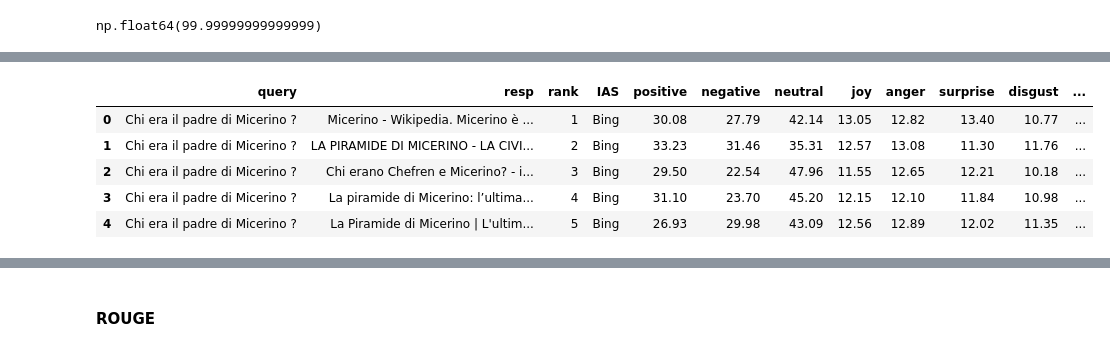
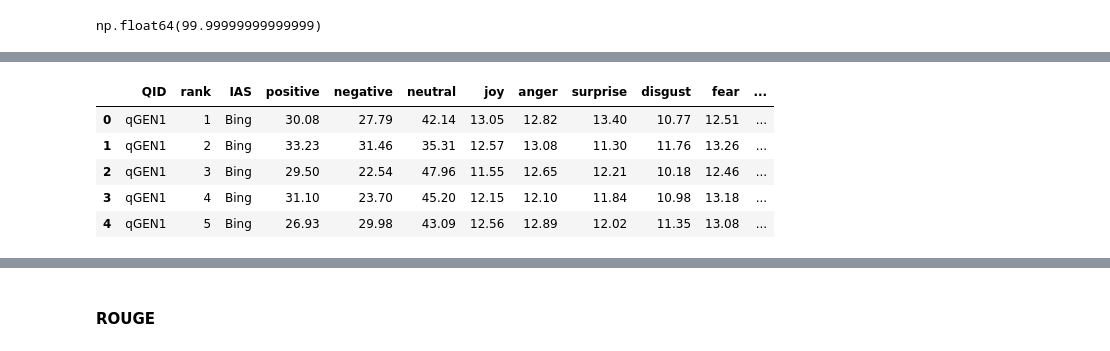
Before and after one commit to HrishitaC/InsideOut2, a Jupyter notebook: Code/emotion_profile.ipynb, the cells around one changed output, grey strips where cells are left out. Saved outputs shown, nothing was run; the diff lists cells and outputs as text; code cells hidden in the pictures.

```diff
--- a/Code/emotion_profile.ipynb
+++ b/Code/emotion_profile.ipynb
@@ -187,6 +187,11 @@ import spacy
 import pandas as pd
 import numpy as np
 from tqdm.notebook import tqdm
+import nltk
+from nltk.corpus import stopwords
+
+nltk.download('stopwords')
+stopwords_list = stopwords.words('italian')
 
 emotion_lexicon = pd.read_csv("../Data/IT_emotion_lexicon_normalised_new.csv")
 sentiment_lexicon = pd.read_csv("../Data/IT_sentiment_lexicon.csv")
@@ -297,16 +306,17 @@ np.float64(99.99999999999999)
 import pandas as pd
 from tqdm.notebook import tqdm
 
-queries = pd.read_csv("../Data/Queries_IT_SIGIR.csv")
+queries = pd.read_csv("../Data/SIGIR_queries_IT.csv")
 query_emotional_profile = []
 
 for _, row in tqdm(queries.iterrows(), total = len(queries)):
+    qid = row["QID"]
     query = row["Query"]
-    prompt_type = row["Prompt Type"]
+    # prompt_type = row["Prompt Type"]
     emo_profile = calc_emotion_profile(query)
-    query_emotional_profile.append([query, prompt_type]+emo_profile)
+    query_emotional_profile.append([qid]+emo_profile)
 
-query_EP_df = pd.DataFrame(query_emotional_profile, columns=["query", "prompt type", "positive", "negative", "neutral", "joy", "anger", "surprise", "disgust", "fear", "sadness", "trust", "anticipation"])
-query_EP_df.to_csv("../Results/query_SIGIR_EP_lexicon.csv", index=False)
+query_EP_df = pd.DataFrame(query_emotional_profile, columns=["QID", "positive", "negative", "neutral", "joy", "anger", "surprise", "disgust", "fear", "sadness", "trust", "anticipation"])
+query_EP_df.to_csv("../Results/SIGIR_lexicon_queryWise_queryEP.csv", index=False)
 query_EP_df.head()
 # %% [output]
@@ -319,22 +329,23 @@ query_EP_df.head()
 # %%
-bing = pd.read_csv("../Data/Bing_resp.csv")
+bing = pd.read_csv("../Data/SIGIR_bing_resp.csv")
 bing_emotion_profile = []
 
 for _, row in tqdm(bing.iterrows(), total=len(bing)):
+    qid = row["QID"]
     query = row["Query"]
     resp = row["Resp"]
     rank = row["Rank"]
     emo_profile = calc_emotion_profile(resp)
-    bing_emotion_profile.append([query, resp, rank, "Bing"]+emo_profile)
+    bing_emotion_profile.append([qid, rank, "Bing"]+emo_profile)
 
-bing_EP_df = pd.DataFrame(bing_emotion_profile, columns=["query", "resp", "rank", "IAS", "positive", "negative", "neutral", "joy", "anger", "surprise", "disgust", "fear", "sadness", "trust", "anticipation"])
-bing_EP_df.to_csv("../Results/bing_SIGIR_EP_lexicon.csv", index=False)
+bing_EP_df = pd.DataFrame(bing_emotion_profile, columns=["QID", "rank", "IAS", "positive", "negative", "neutral", "joy", "anger", "surprise", "disgust", "fear", "sadness", "trust", "anticipation"])
+bing_EP_df.to_csv("../Results/SIGIR_lexicon_queryWise_bingEP.csv", index=False)
 bing_EP_df.head()
 # %% [output]
-|  | query | resp | rank | IAS | positive | negative | neutral | joy | anger | surprise | disgust | ... |
-| 0 | Chi era il padre di Micerino ? | Micerino - Wikipedia. Micerino è ... | 1 | Bing | 30.08 | 27.79 | 42.14 | 13.05 | 12.82 | 13.40 | 10.77 | ... |
-| 1 | Chi era il padre di Micerino ? | LA PIRAMIDE DI MICERINO - LA CIVI... | 2 | Bing | 33.23 | 31.46 | 35.31 | 12.57 | 13.08 | 11.30 | 11.76 | ... |
-| 2 | Chi era il padre di Micerino ? | Chi erano Chefren e Micerino? - i... | 3 | Bing | 29.50 | 22.54 | 47.96 | 11.55 | 12.65 | 12.21 | 10.18 | ... |
-| 3 | Chi era il padre di Micerino ? | La piramide di Micerino: l’ultima... | 4 | Bing | 31.10 | 23.70 | 45.20 | 12.15 | 12.10 | 11.84 | 10.98 | ... |
-| 4 | Chi era il padre di Micerino ? | La Piramide di Micerino | L'ultim... | 5 | Bing | 26.93 | 29.98 | 43.09 | 12.56 | 12.89 | 12.02 | 11.35 | ... |
+|  | QID | rank | IAS | positive | negative | neutral | joy | anger | surprise | disgust | fear | ... |
+| 0 | qGEN1 | 1 | Bing | 30.08 | 27.79 | 42.14 | 13.05 | 12.82 | 13.40 | 10.77 | 12.51 | ... |
+| 1 | qGEN1 | 2 | Bing | 33.23 | 31.46 | 35.31 | 12.57 | 13.08 | 11.30 | 11.76 | 13.26 | ... |
+| 2 | qGEN1 | 3 | Bing | 29.50 | 22.54 | 47.96 | 11.55 | 12.65 | 12.21 | 10.18 | 12.46 | ... |
+| 3 | qGEN1 | 4 | Bing | 31.10 | 23.70 | 45.20 | 12.15 | 12.10 | 11.84 | 10.98 | 13.18 | ... |
+| 4 | qGEN1 | 5 | Bing | 26.93 | 29.98 | 43.09 | 12.56 | 12.89 | 12.02 | 11.35 | 13.08 | ... |
 # %%
```
Also changed, not shown: parts of 11 cells of this notebook, 19 other files.
